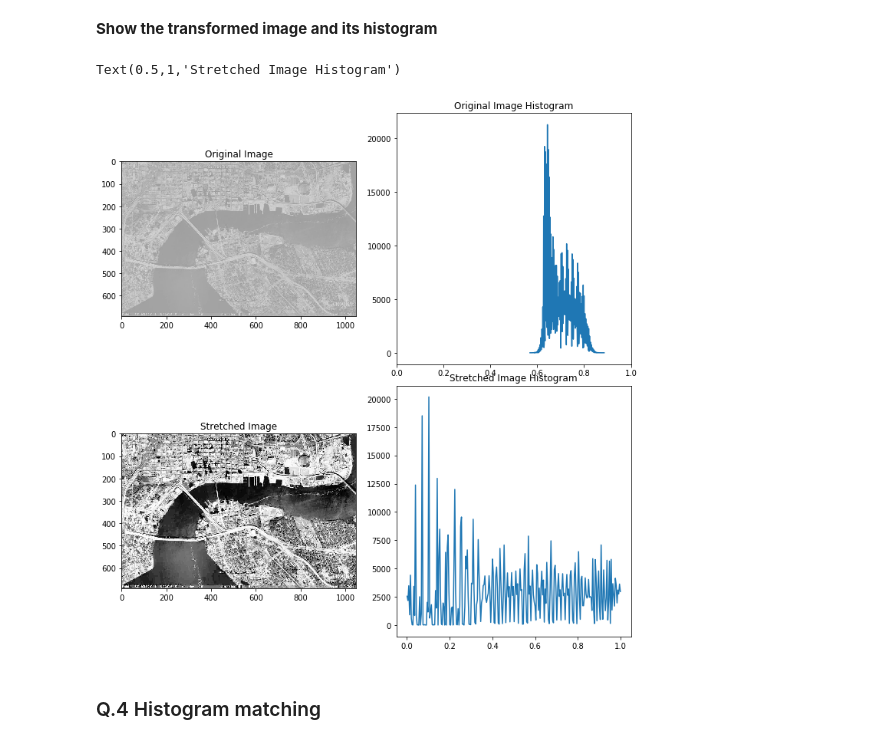
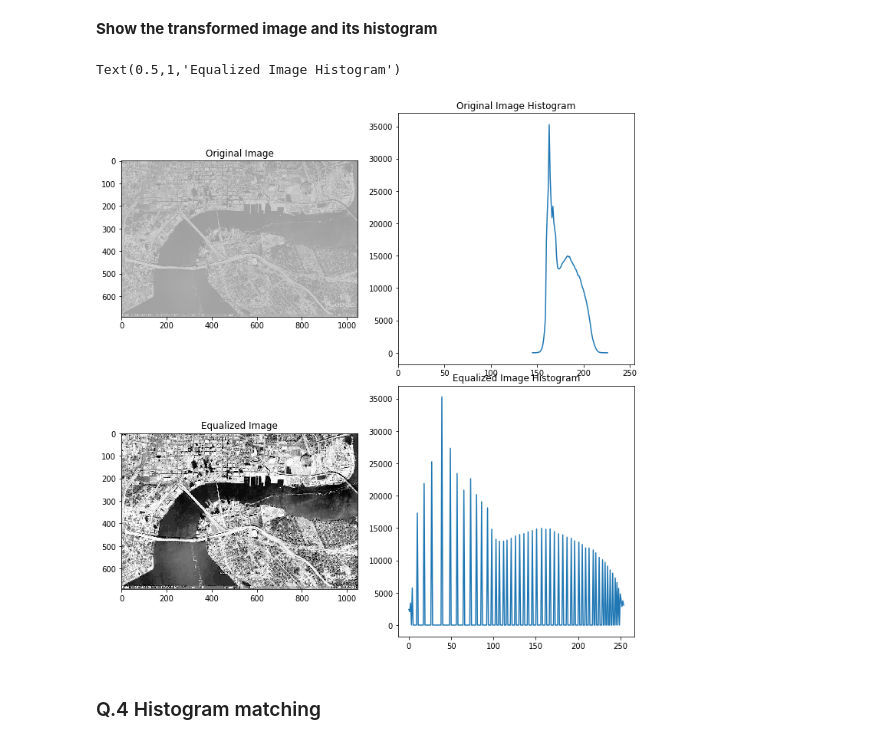
Before and after one commit to briannaburton/B31XB-IIP-TP-1718, a Jupyter notebook: 2-image-enhancement/2-enhancement-supplementary.ipynb, the cells around one changed output. Drawn from its saved outputs; the diff is of its cells as text; code cells hidden in the pictures.

```diff
--- a/2-image-enhancement/2-enhancement-supplementary.ipynb
+++ b/2-image-enhancement/2-enhancement-supplementary.ipynb
@@ -45,6 +48,11 @@ def cont_str(image):
 img_path = './images/'
 img_name = 'satellite.jpg'
 satellite_im = io.imread(img_path.__add__(img_name), as_grey = True)
+#This function reads the image as_grey which converts the image to float. Therefore, I turn it back into a ubyte image
+#I am not sure if it is better to import and convert to black and white image, by going from integer to float to
+#integer or just import and carry out the functions on the color image. Hence the error at the end of this question
+satellite_im = img_as_ubyte(satellite_im)
+
 satellite_im_hist = exposure.histogram(satellite_im)
 
 #Apply the function cont_str to the satellite image to obtain a new image with stretched contrast
@@ -55,12 +63,12 @@ hist_satellite_im_stretched = exposure.histogram(satellite_im_stretched)
 fig = plt.figure(figsize=(10, 10))
 
 plt.subplot(221)
-io.imshow(satellite_im_float)
+io.imshow(satellite_im, cmap = cm.Greys_r)
 plt.title("Original Image")
 
 plt.subplot(222)
 plt.plot(satellite_im_hist[1], satellite_im_hist[0])
-plt.xlim((0,1))
+plt.xlim((0,255))
 plt.title("Original Image Histogram")
 
 plt.subplot(223)
@@ -82,12 +90,30 @@ The idea behind the histogram equalization process is that each gray level shoul
 **Define your own histgram equalization function, `hist_eq`**
 
 **This function should accpet the image, max_int and min_int and return the transformed image and its cdf**
-# %%
-def hist_eq(image, max_int, min_int):
-    num = max_int + min_int + 1
-    cdf = exposure.cumulative_distribution(image, nbins=num)
-    image = exposure.equalize_hist(image, nbins=num, mask=None)
-    return image, cdf
+# %%
+def hist_eq(image, min_int, max_int):
+
+    #Compute the histogram for the image and save the values into
+    #hist for the intensity frequencies and values for the pixel intensities
+    #Initially, I tried to use exposure.histogram, but it was impossible: it would
+    #give an error by defining the histogram to only 82 values, which doesn't make
+    #sense for this image.
+    hist, bins = np.histogram(image.flatten(),256,[0,255])
+    #Sum all the values in the histogram to normalize it
+    norm_hist = hist / sum(hist)
+    #Find the cumulative histogram/cumulative density function
+    cdf = np.cumsum(norm_hist)
+    #Use the transform function given in the notes to compute the
+    #equalized image
+    tf = cdf*(max_int - min_int)
+    new_image = np.zeros_like(image)
+    for x in range (0,691):
+        for y in range (0,1048):
+            new_image[x,y] = tf[image[x,y]]
+    new_hist = exposure.histogram(new_image)
+    new_norm_hist = new_hist / sum(new_hist)
+    new_cdf = np.cumsum(new_norm_hist)
+    return new_image.astype('ubyte'), new_cdf
 # %% [markdown]
 ** Use your function to transform the gray version of `satellite.jpg` image again in ubyte format**
 
@@ -101,26 +127,26 @@ hist_satellite_im_equ = exposure.histogram(satellite_im_equ)
 # %%
 #Plot the original image, its histogram, the new image, and the new histogram
 fig = plt.figure(figsize=(10, 10))
 
 plt.subplot(221)
 io.imshow(satellite_im)
 plt.title("Original Image")
 
 plt.subplot(222)
 plt.plot(satellite_im_hist[1], satellite_im_hist[0])
-plt.xlim((0,1))
+plt.xlim((0,255))
 plt.title("Original Image Histogram")
 
 plt.subplot(223)
 io.imshow(satellite_im_equ,cmap = cm.Greys_r)
-plt.title("Stretched Image")
+plt.title("Equalized Image")
 
 plt.subplot(224)
 plt.plot(hist_satellite_im_equ[1], hist_satellite_im_equ[0])
-plt.title("Stretched Image Histogram")
+plt.title("Equalized Image Histogram")
 # %% [output]
-Text(0.5,1,'Stretched Image Histogram')
+Text(0.5,1,'Equalized Image Histogram')
-[figure, old version]
+[figure, new version]
 # %% [markdown]
 ### Q.4 Histogram matching
 # %% [markdown]
```
Also changed, not shown: parts of 9 cells of this notebook.
